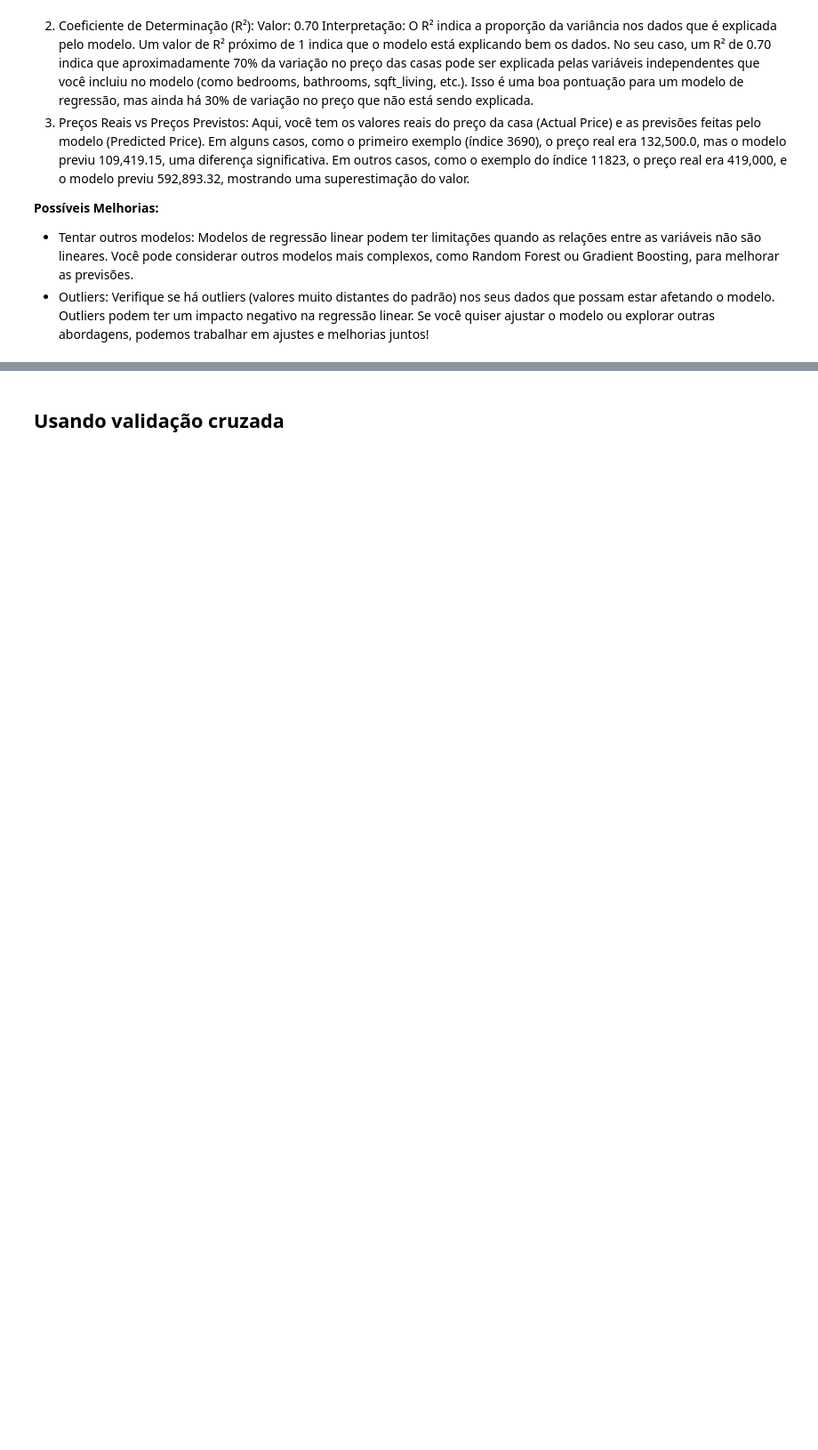
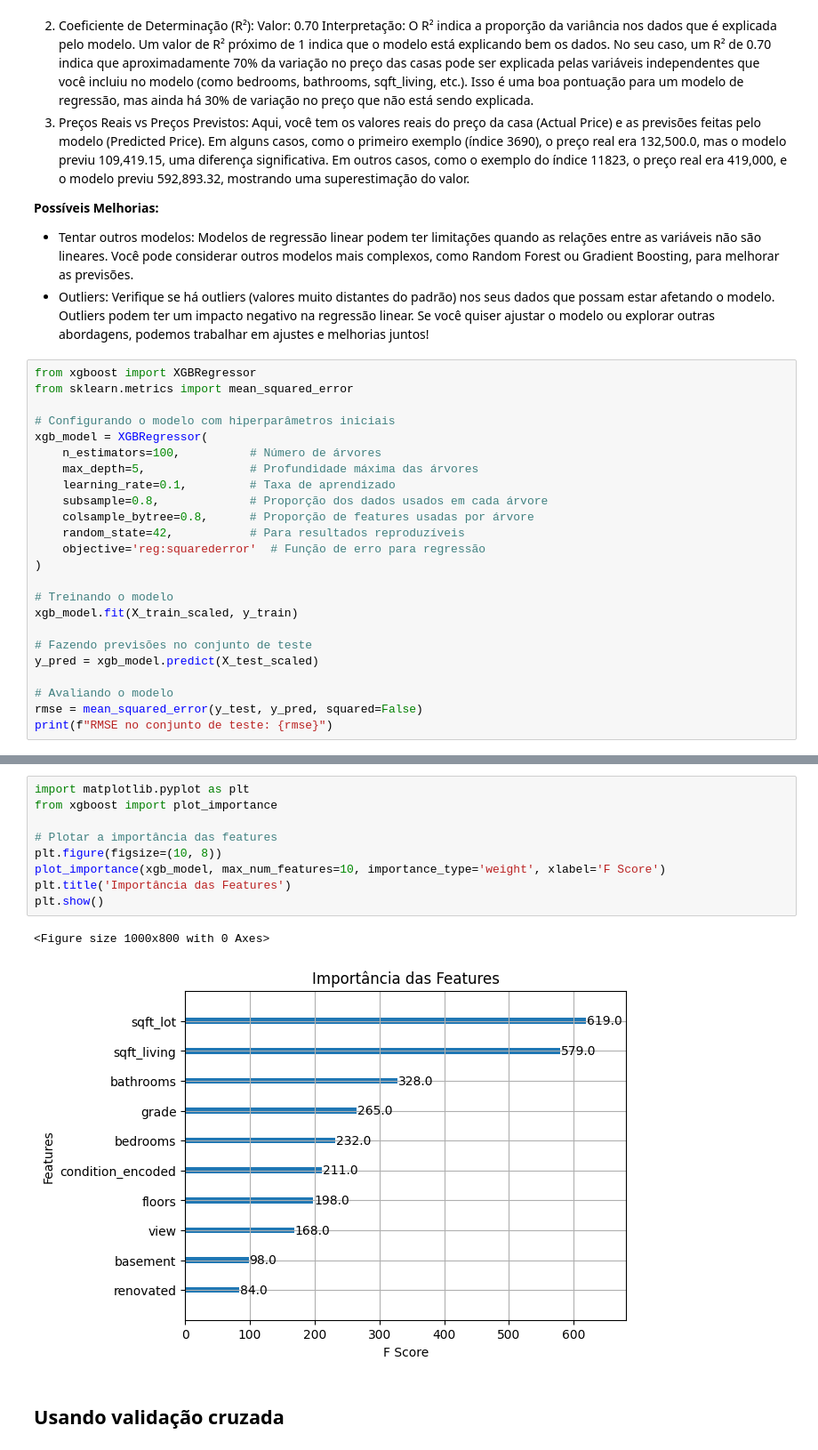
Before and after one commit to letpires/HousePrediction, a Jupyter notebook: HousePrediction.ipynb, the cells around one changed output, grey strips where cells are left out. Shown at 89% size. Cells and saved outputs as stored; diff of their text form; blank space fills up the shorter version.

```diff
--- a/HousePrediction.ipynb
+++ b/HousePrediction.ipynb
@@ -1136,3 +1136,27 @@ Em outros casos, como o exemplo do índice 11823, o preço real era 419,000, e o
 - Tentar outros modelos: Modelos de regressão linear podem ter limitações quando as relações entre as variáveis não são lineares. Você pode considerar outros modelos mais complexos, como Random Forest ou Gradient Boosting, para melhorar as previsões.
 - Outliers: Verifique se há outliers (valores muito distantes do padrão) nos seus dados que possam estar afetando o modelo. Outliers podem ter um impacto negativo na regressão linear.
 Se você quiser ajustar o modelo ou explorar outras abordagens, podemos trabalhar em ajustes e melhorias juntos!
+# %%
+from xgboost import XGBRegressor
+from sklearn.metrics import mean_squared_error
+
+# Configurando o modelo com hiperparâmetros iniciais
+xgb_model = XGBRegressor(
+    n_estimators=100,          # Número de árvores
+    max_depth=5,               # Profundidade máxima das árvores
+    learning_rate=0.1,         # Taxa de aprendizado
+    subsample=0.8,             # Proporção dos dados usados em cada árvore
+    colsample_bytree=0.8,      # Proporção de features usadas por árvore
+    random_state=42,           # Para resultados reproduzíveis
+    objective='reg:squarederror'  # Função de erro para regressão
+)
+
+# Treinando o modelo
+xgb_model.fit(X_train_scaled, y_train)
+
+# Fazendo previsões no conjunto de teste
+y_pred = xgb_model.predict(X_test_scaled)
+
+# Avaliando o modelo
+rmse = mean_squared_error(y_test, y_pred, squared=False)
+print(f"RMSE no conjunto de teste: {rmse}")
@@ -1139,3 +1188,15 @@ Se você quiser ajustar o modelo ou explorar outras abordagens, podemos trabalha
+# %%
+import matplotlib.pyplot as plt
+from xgboost import plot_importance
+
+# Plotar a importância das features
+plt.figure(figsize=(10, 8))
+plot_importance(xgb_model, max_num_features=10, importance_type='weight', xlabel='F Score')
+plt.title('Importância das Features')
+plt.show()
+# %% [output]
+<Figure size 1000x800 with 0 Axes>
+[figure, added]
 # %% [markdown]
 ## Usando validação cruzada
 # %%
```
Also changed, not shown: parts of 4 cells of this notebook.
